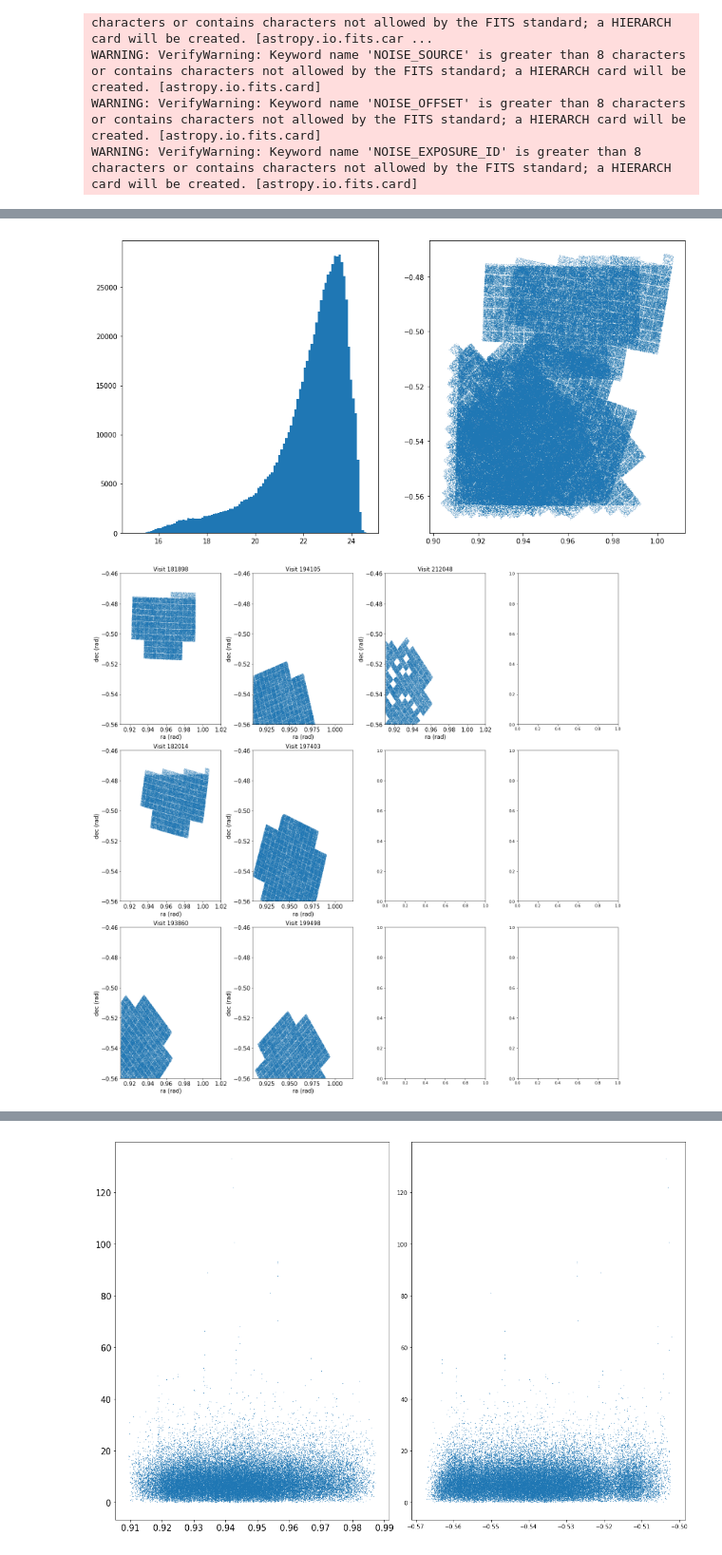
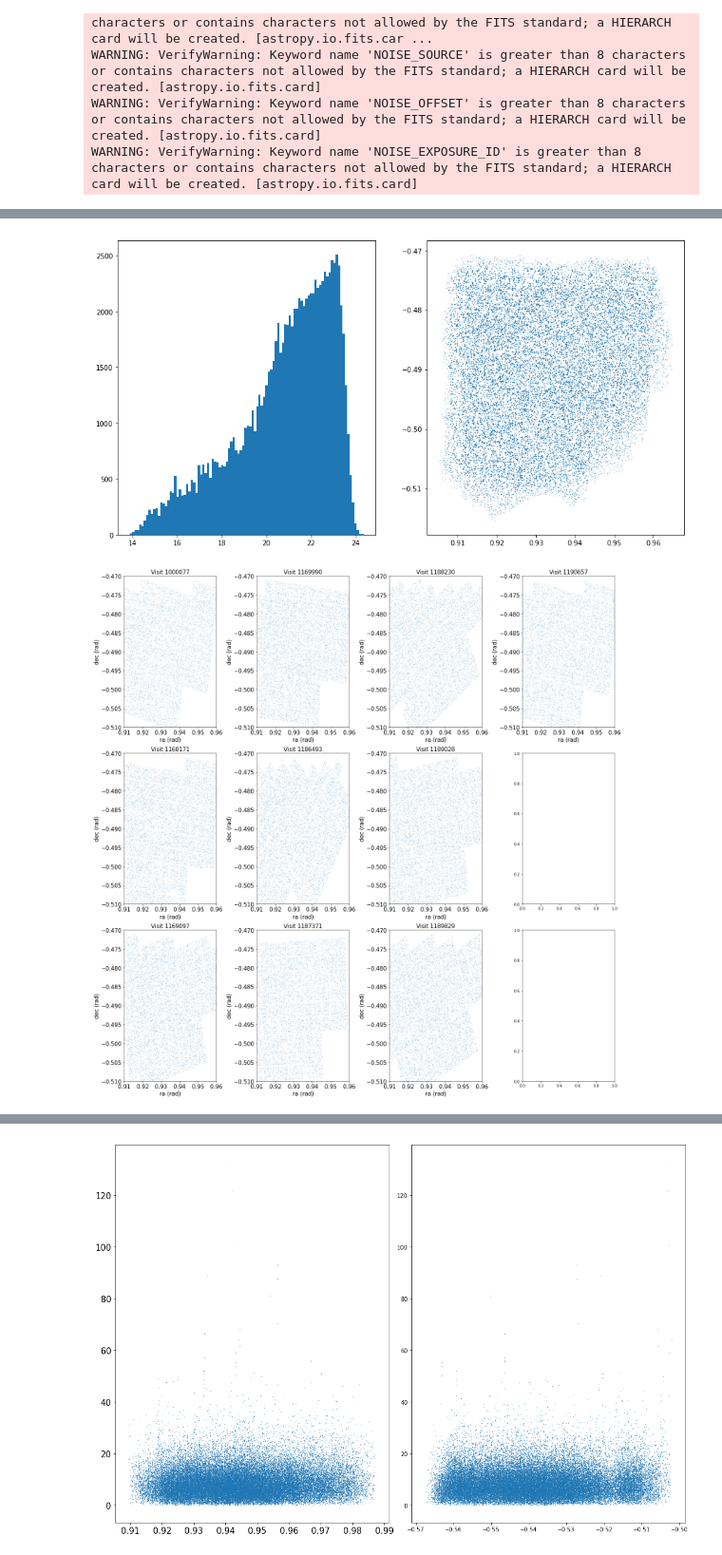
Before and after one commit to boutigny/LSST_notebooks, a Jupyter notebook: DC2/multi_visit_astrometry.ipynb, the cells around one changed output, grey strips where cells are left out. Shown at 95% size. Drawn from its saved outputs; the diff is of its cells as text; code cells hidden in the pictures.

```diff
--- a/DC2/multi_visit_astrometry.ipynb
+++ b/DC2/multi_visit_astrometry.ipynb
@@ -30,11 +30,15 @@ import numpy as np
 import matplotlib
 import matplotlib.pylab as plt
 
-visits = [181898, 182014, 193860, 194105, 197403, 199498, 212048]
-filt = 'r'
-butler = dafPersist.Butler("/sps/lsst/dataproducts/desc/DC2/Run1.2p/w_2018_18/data/output")
+#visits = [181898, 182014, 193860, 194105, 197403, 199498, 212048]
+visits = [1000077, 1168171, 1169097, 1169990, 1186493, 1187371, 1188230, 1189028, 1189829, 1190657]
 
-fluxType = "base_PsfFlux"
+filt = 'u'
+#butler = dafPersist.Butler("/sps/lsst/users/lsstprod/desc/DC2-test/imsim/input/rerun/test-deg3")
+butler = dafPersist.Butler("/sps/lsst/dataproducts/desc/DC2/Run1.2i/w_2018_39/rerun/221118")
+
+#fluxType = "base_PsfFlux"
+fluxType = "slot_ModelFlux"
 #fluxType = "base_CircularApertureFlux_6_0"
 
 Flags = ["base_PixelFlags_flag_saturated", "base_PixelFlags_flag_cr", "base_PixelFlags_flag_interpolated",
@@ -60,12 +64,12 @@ for visit in visits:
         cut = np.ones_like(v['id'], dtype=bool)
         for flag in Flags:
             cut &= v[flag]==False
-        cut &= (v[fluxType + '_flux'] > 0) & (v[fluxType + '_flux'] / v[fluxType + '_fluxSigma'] > 5)
+        cut &= (v[fluxType + '_instFlux'] > 0) & (v[fluxType + '_instFlux'] / v[fluxType + '_instFluxErr'] > 5)
         cut &= v['base_ClassificationExtendedness_value'] < 0.5
 
         # get calibration object and then magnitudes with errors
         calib = butler.get("calexp_calib", dataId, immediate=True)
-        mag, magErr = calib.getMagnitude(v[cut][fluxType + '_flux'], v[cut][fluxType + '_fluxSigma'])
+        mag, magErr = calib.getMagnitude(v[cut][fluxType + '_instFlux'], v[cut][fluxType + '_instFluxErr'])
 
         cat = v[cut]['id', 'coord_ra', 'coord_dec']
         cat['mag'] = mag
@@ -141,24 +147,24 @@ fig, (ax0, ax1) = plt.subplots(ncols=2, figsize=(15, 8))
 _ = ax0.hist(bigCat['mag'], bins=100)
 _ = ax1.scatter(bigCat['coord_ra'], bigCat['coord_dec'], s=0.01)
 # %% [output]
-[figure, old version]
+[figure, new version]
 # %%
 fig, ax = plt.subplots(ncols=4, nrows=3, figsize=(20,20))
 for i,v in enumerate(visits):
     a = i%3
     b = i//3
     cut = bigCat['visit'] == v
     ax[a][b].scatter(bigCat[cut]['coord_ra'], bigCat[cut]['coord_dec'], s=0.02)
-    ax[a][b].set_xlim([0.91,1.02])
-    ax[a][b].set_ylim([-0.56, -0.46])
+    ax[a][b].set_xlim([0.91,0.96])
+    ax[a][b].set_ylim([-0.51, -0.47])
     ax[a][b].set_xlabel('ra (rad)', fontsize=15)
     ax[a][b].set_ylabel('dec (rad)', fontsize=15)
     ax[a][b].set_title('Visit %d'%(v), fontsize=15)
     ax[a][b].tick_params(labelsize=15)
 
 fig.tight_layout()
 # %% [output]
-[figure, old version]
+[figure, new version]
 # %%
 #fig.savefig("ra_dec_r.png")
 # %%
```
Also changed, not shown: parts of 5 cells of this notebook, 13 other files.
